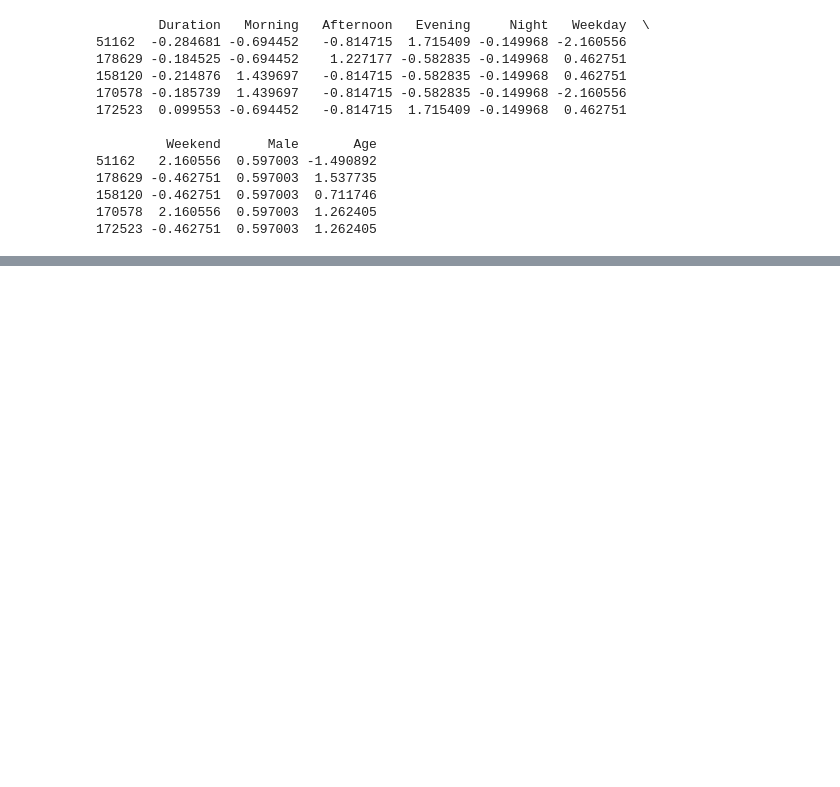
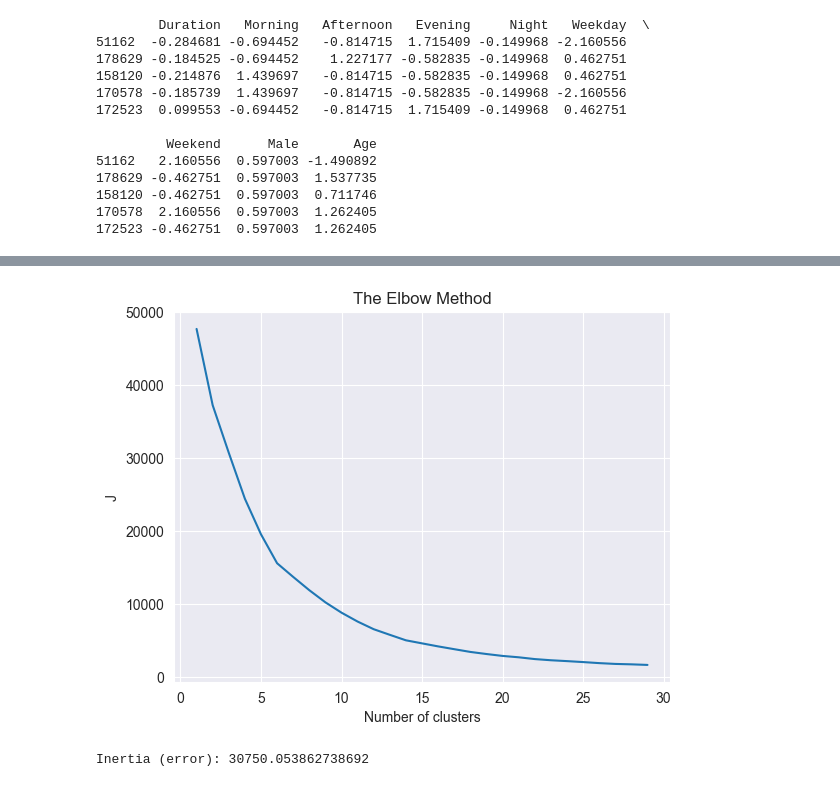
Before and after one commit to EwoutH/ME44312-Machine-Learning, a Jupyter notebook: assignment3/ex3.ipynb, the cells around one changed output, grey strips where cells are left out. Saved outputs shown, nothing was run; the diff lists cells and outputs as text; code cells hidden in the pictures; blank space fills up the shorter version.

```diff
--- a/assignment3/ex3.ipynb
+++ b/assignment3/ex3.ipynb
@@ -193,41 +208,49 @@ SyntaxError: invalid syntax (2798137199.py, line 45)
 # %%
 # %% =========== PART B: Use sklearn package      =========== #
 # =========== Decide on the number of clusters =========== #
 
-# !!!! IMPLEMENT the missing parts for using the elbow method !!!!
-# the within cluster sum of squared errors can be found with different number of clusters using the KMeans from scikit-learn
+# Using the elbow method to decide on the number of clusters
+# The within cluster sum of squared errors can be found with different number of clusters using the KMeans from scikit-learn
+#NOTE have random_state=1 in order to control randomness of the process for checking the results
 
-#NOTE have random_state=1 in order to control randomness of the process for checking the results
+
 
 from sklearn.cluster import KMeans
 wcss = []
 N_max = 30
 for i in range(1, N_max):
-    #kmeans = KMeans ...
-    #...
+    # Cluster using k-means. Use 25 different initializations to avoid local minima
+    kmeans = KMeans(n_clusters = i, n_init=25, random_state=1)
+    kmeans.fit(X)
     wcss.append(kmeans.inertia_)
 
 plt.figure()
 plt.plot(range(1, N_max),wcss)
 plt.title('The Elbow Method')
 plt.xlabel('Number of clusters')
 plt.ylabel('J')
 plt.show()
 
 # END OF PART B #
+# %% [output]
+[figure, added]
 # %%
 # %% =========== PART C: Use sklearn package     =========== #
 # =========== Apply K-means                    =========== #
 
-# !!!! IMPLEMENT  the k-means algorithm on the data set with 3 clusters =========== #
-#NOTE have random_state=1 in order to control randomness of the process for checking the results
-
-#kmeans = KMeans...
-#...
+# Implement the k-means algorithm on the data set with 3 clusters
+# NOTE have random_state=1 in order to control randomness of the process for checking the results]\
+n_clusters = 3
+kmeans = KMeans(n_clusters=n_clusters, n_init=25, random_state=1)
+kmeans.fit(X)
 
 # you can check kmeans.inertia_ to see the error (the sum of squared distances)
+print(f"Inertia (error): {kmeans.inertia_}")
 
-# !!!!!! IMPLEMENT first add a column for the clusters to the original X dataframe in order to be able to analyze the results based on original values  !!!!!!!
-#....
+# Add a column for the clusters to the original X dataframe in order to be able to analyze the results based on original values
+X['cluster'] = kmeans.labels_
+org_X['cluster'] = kmeans.labels_
 
 # END OF PART C #
+# %% [output]
+Inertia (error): 30750.053862738692
```
Also changed, not shown: parts of 5 cells of this notebook, 1 other file.
